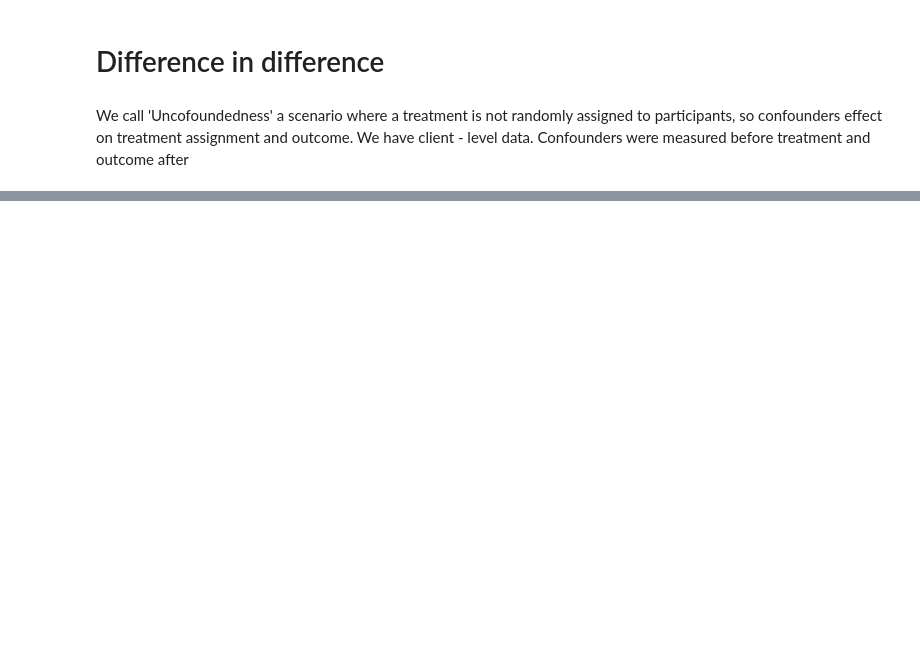
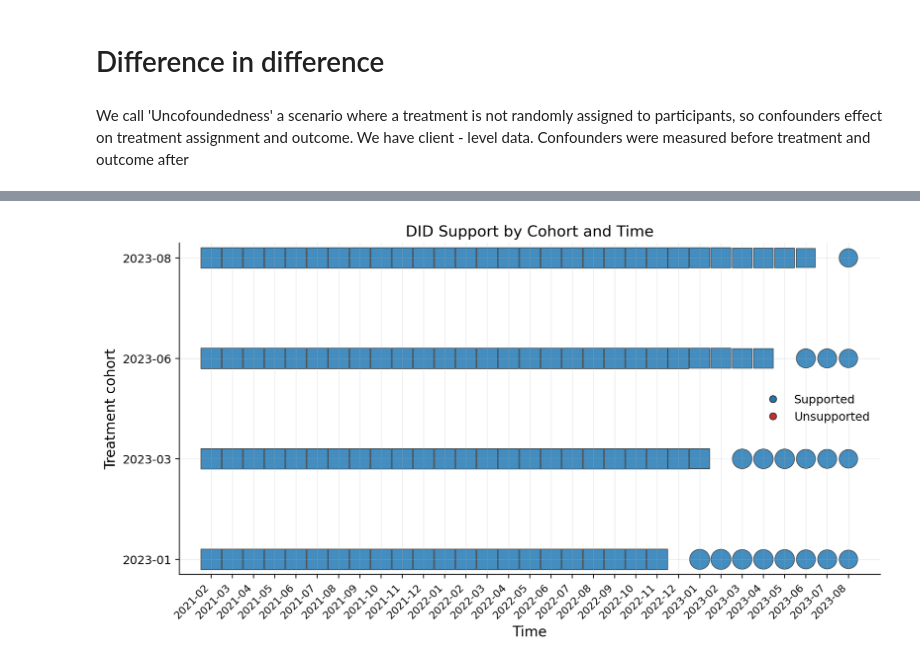
Before and after one commit to IoannMartynov/Causalis, a Jupyter notebook: notebooks/scenarios/did.ipynb, the cells around one changed output, grey strips where cells are left out. Saved outputs shown, nothing was run; the diff lists cells and outputs as text; code cells hidden in the pictures; blank space fills up the shorter version.

```diff
--- a/notebooks/scenarios/did.ipynb
+++ b/notebooks/scenarios/did.ipynb
@@ -54,0 +40,12 @@ ValueError: SantAnnaZhaoDID implements the Sant'Anna-Zhao improved panel DR DiD
+# %%
+from causalis.data_contracts import PanelDataDID
+
+panel_data = PanelDataDID(
+    df=data,
+    y="y",
+    unit_col="unit_id",
+    time_col="calendar_time",
+    treated_time="treated_time",
+    covariates=["exposure", "avg_order_value"],
+    cluster_col="region",
+)
@@ -54,0 +56,26 @@ ValueError: SantAnnaZhaoDID implements the Sant'Anna-Zhao improved panel DR DiD
+# %%
+from causalis.scenarios.did import (
+    CallawaySantAnnaDID,
+    did_support_table,
+    plot_did_support,
+    plot_raw_did_event_study,
+    raw_did_event_study_table,
+    run_did_diagnostics,
+)
+
+cs_options = dict(
+    control_group="not_yet_or_never",
+    anticipation=0,
+    base_period="universal",
+    include_pre_periods=True,
+)
+
+diagnostics = run_did_diagnostics(
+    panel_data,
+    **cs_options,
+    min_treated_per_cell=4,
+    min_control_per_cell=10,
+    max_abs_covariate_smd=1.0,
+)
+
+diagnostics
@@ -54,0 +139,4 @@ ValueError: SantAnnaZhaoDID implements the Sant'Anna-Zhao improved panel DR DiD
+# %%
+plot_did_support(panel_data, **cs_options)
+# %% [output]
+[figure, added]
```
Also changed, not shown: parts of 20 cells of this notebook, 23 other files.
